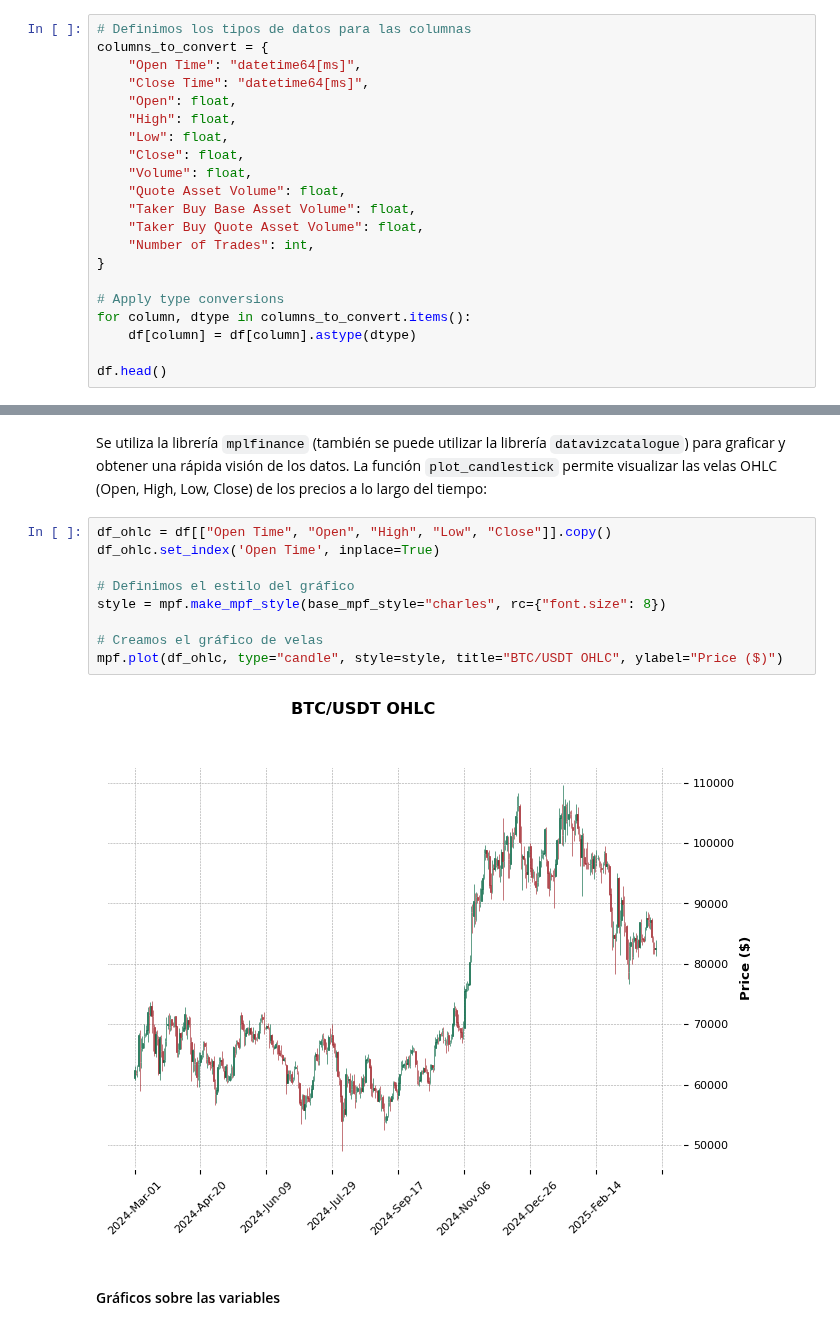
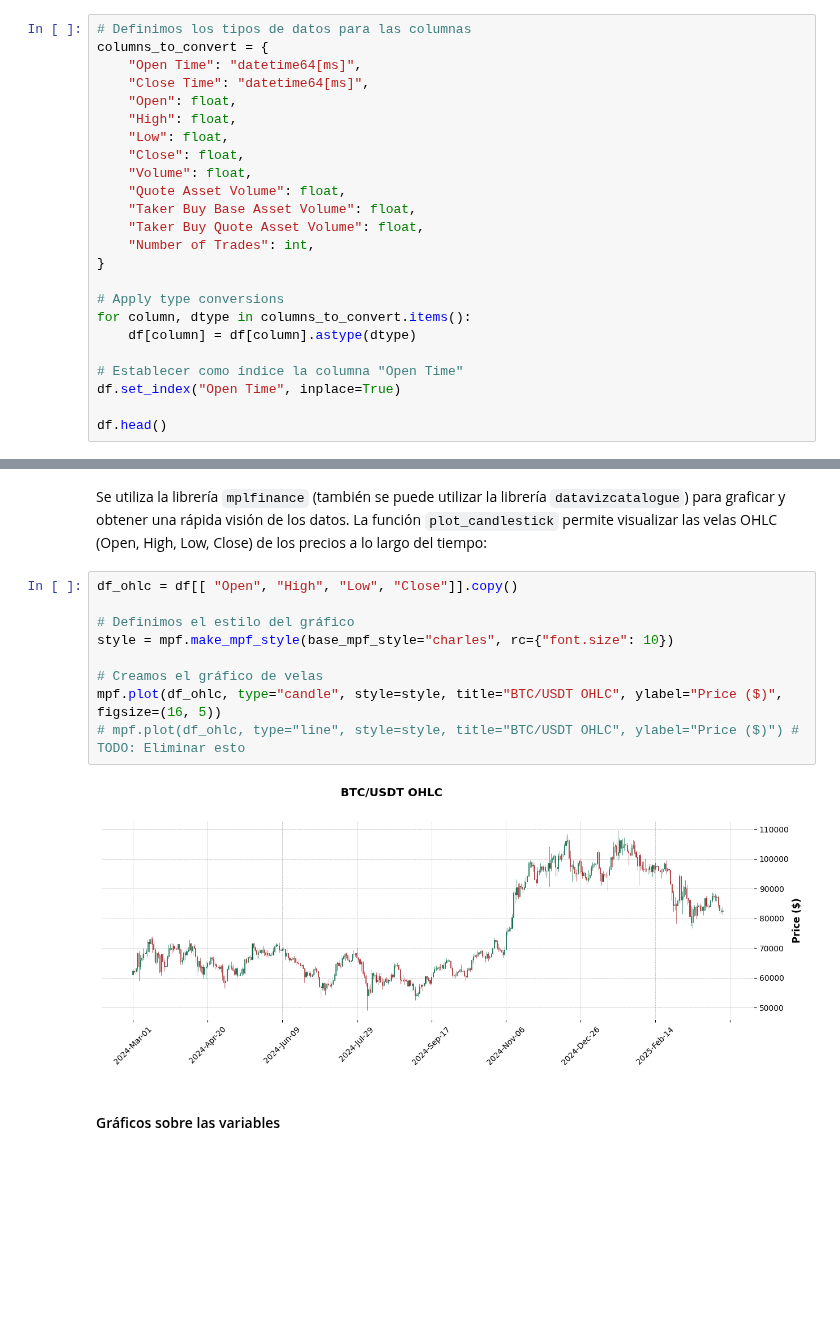
Before and after one commit to brunomaso1/uba-mia, a Jupyter notebook: mia-ast1/Trabajo final/tp-final.ipynb, the cells around one changed output, grey strips where cells are left out. Drawn from its saved outputs; the diff is of its cells as text; blank space fills up the shorter version.

```diff
--- a/mia-ast1/Trabajo final/tp-final.ipynb
+++ b/mia-ast1/Trabajo final/tp-final.ipynb
@@ -287,5 +293,8 @@ columns_to_convert = {
 for column, dtype in columns_to_convert.items():
     df[column] = df[column].astype(dtype)
 
+# Establecer como índice la columna "Open Time"
+df.set_index("Open Time", inplace=True)
+
 df.head()
 # %% [output]
@@ -370,16 +380,16 @@ df.boxplot(column=["Open", "High", "Low", "Close", "Volume"], figsize=(12, 6))
 # %% [markdown]
 Se utiliza la librería `mplfinance` (también se puede utilizar la librería `datavizcatalogue`) para graficar y obtener una rápida visión de los datos. La función `plot_candlestick` permite visualizar las velas OHLC (Open, High, Low, Close) de los precios a lo largo del tiempo:
 # %%
-df_ohlc = df[["Open Time", "Open", "High", "Low", "Close"]].copy()
-df_ohlc.set_index('Open Time', inplace=True)
+df_ohlc = df[[ "Open", "High", "Low", "Close"]].copy()
 
 # Definimos el estilo del gráfico
-style = mpf.make_mpf_style(base_mpf_style="charles", rc={"font.size": 8})
+style = mpf.make_mpf_style(base_mpf_style="charles", rc={"font.size": 10})
 
 # Creamos el gráfico de velas
-mpf.plot(df_ohlc, type="candle", style=style, title="BTC/USDT OHLC", ylabel="Price ($)")
+mpf.plot(df_ohlc, type="candle", style=style, title="BTC/USDT OHLC", ylabel="Price ($)", figsize=(16, 5))
+# mpf.plot(df_ohlc, type="line", style=style, title="BTC/USDT OHLC", ylabel="Price ($)") # TODO: Eliminar esto
 # %% [output]
-[figure, old version]
+[figure, new version]
 # %% [markdown]
 #### Gráficos sobre las variables
 # %% [markdown]
```
Also changed, not shown: parts of 16 cells of this notebook.
